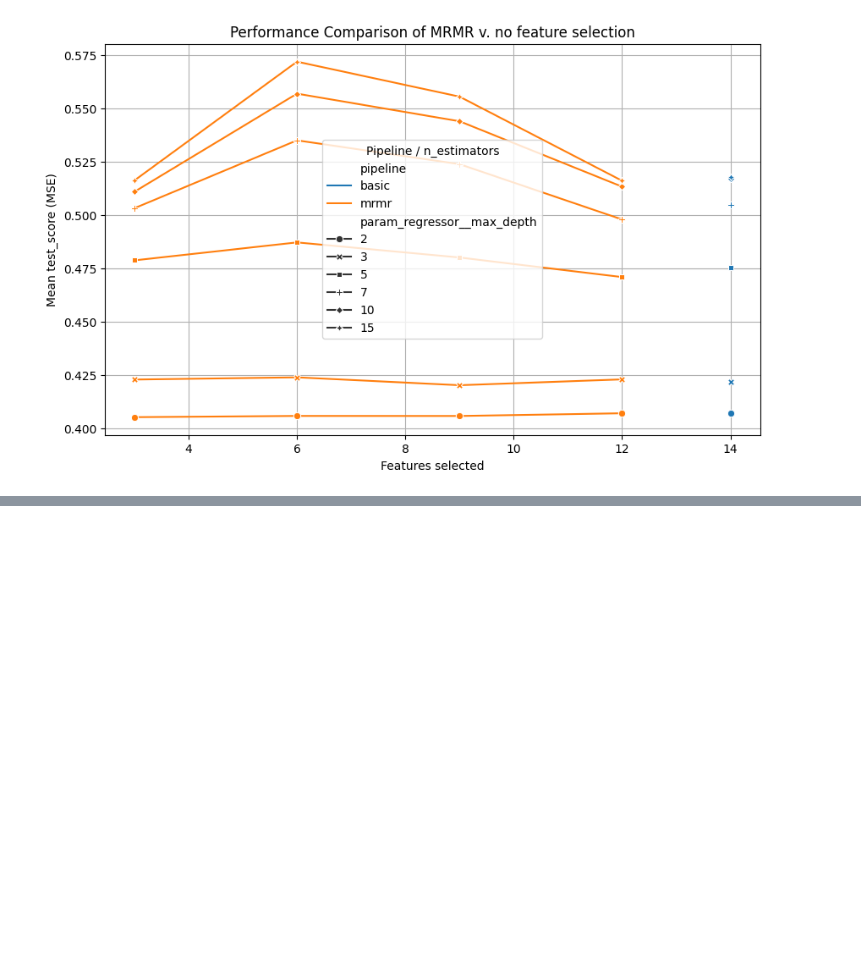
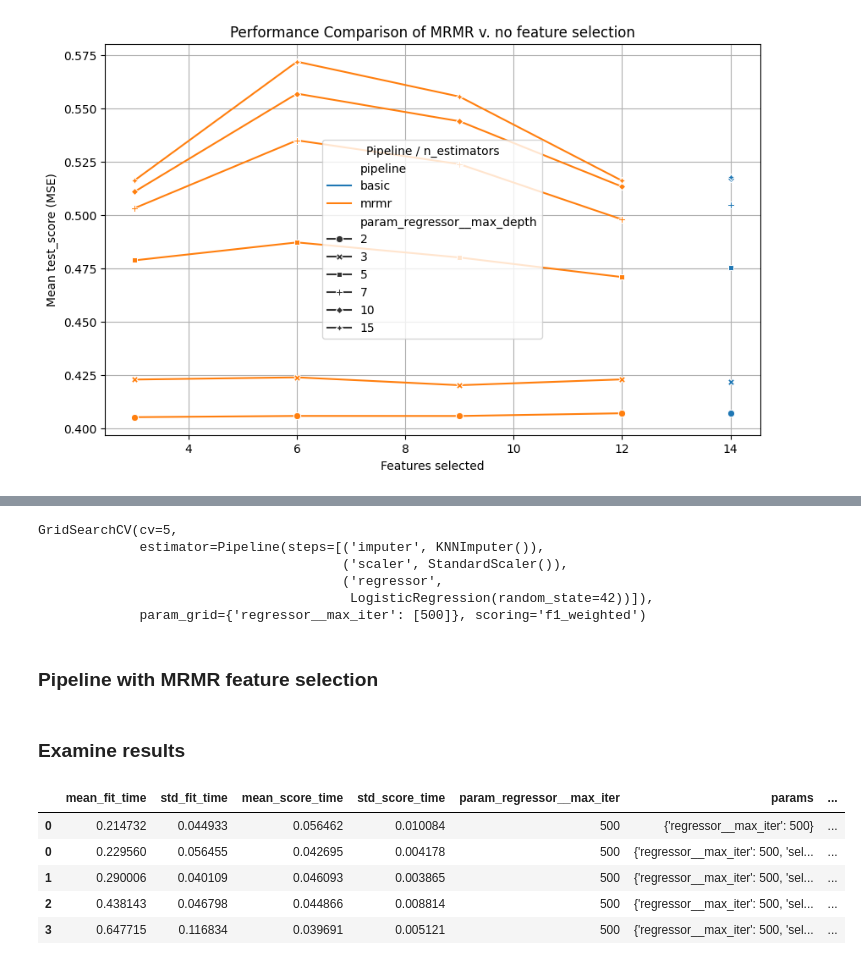
Before and after one commit to benhorvath/sklearn-mrmr, a Jupyter notebook: demo.ipynb, the cells around one changed output, grey strips where cells are left out. Saved outputs shown, nothing was run; the diff lists cells and outputs as text; code cells hidden in the pictures; blank space fills up the shorter version.

```diff
--- a/demo.ipynb
+++ b/demo.ipynb
@@ -147,0 +201,68 @@ It is notable that while MRMR never provides an MSE bump for less complex models
+# %%
+from sklearn.impute import KNNImputer
+from sklearn.preprocessing import StandardScaler
+from sklearn.linear_model import LogisticRegression
+
+basic_pipeline = Pipeline(steps=[
+    ('imputer', KNNImputer(n_neighbors=5)),
+    ('scaler', StandardScaler()),
+    ('regressor', LogisticRegression(random_state=42))
+])
+
+param_grid_basic = {
+    'regressor__max_iter': [500]
+}
+
+grid_search_basic = GridSearchCV(estimator=basic_pipeline, param_grid=param_grid_basic, cv=5,
+                                 scoring='f1_weighted')
+
+grid_search_basic.fit(X_train, y_train)
+# %% [output]
+GridSearchCV(cv=5,
+             estimator=Pipeline(steps=[('imputer', KNNImputer()),
+                                       ('scaler', StandardScaler()),
+                                       ('regressor',
+                                        LogisticRegression(random_state=42))]),
+             param_grid={'regressor__max_iter': [500]}, scoring='f1_weighted')
+# %% [markdown]
+### Pipeline with MRMR feature selection
+# %%
+%%capture output
+
+mrmr_pipeline = Pipeline(steps=[
+    ('imputer', KNNImputer(n_neighbors=5)),
+    ('selector', MRMRFeatureSelector(method='ftest')),
+    ('scaler', StandardScaler()),
+    ('regressor', LogisticRegression(random_state=42))
+])
+
+param_grid_mrmr = {
+    'selector__n_features_to_select': [10, 25, 50, 75, 100, 200, 300, 400, 500],
+    'regressor__max_iter': [500]
+}
+
+grid_search_mrmr = GridSearchCV(estimator=mrmr_pipeline, param_grid=param_grid_mrmr, cv=5,
+                                scoring='f1_weighted')
+
+grid_search_mrmr.fit(X_train, y_train)
+# %% [markdown]
+### Examine results
+# %%
+# Assemble CV
+cv_basic = pd.DataFrame(grid_search_basic.cv_results_)
+cv_basic['pipeline'] = 'basic'
+cv_basic['param_selector__n_features_to_select'] = 530
+
+cv_mrmr = pd.DataFrame(grid_search_mrmr.cv_results_)
+cv_mrmr['pipeline'] = 'mrmr'
+
+cv = pd.concat([cv_basic, cv_mrmr])
+
+cv.head()
+# %% [output]
+|  | mean_fit_time | std_fit_time | mean_score_time | std_score_time | param_regressor__max_iter | params | ... |
+| 0 | 0.214732 | 0.044933 | 0.056462 | 0.010084 | 500 | {'regressor__max_iter': 500} | ... |
+| 0 | 0.229560 | 0.056455 | 0.042695 | 0.004178 | 500 | {'regressor__max_iter': 500, 'sel... | ... |
+| 1 | 0.290006 | 0.040109 | 0.046093 | 0.003865 | 500 | {'regressor__max_iter': 500, 'sel... | ... |
+| 2 | 0.438143 | 0.046798 | 0.044866 | 0.008814 | 500 | {'regressor__max_iter': 500, 'sel... | ... |
+| 3 | 0.647715 | 0.116834 | 0.039691 | 0.005121 | 500 | {'regressor__max_iter': 500, 'sel... | ... |
```
Also changed, not shown: parts of 16 cells of this notebook, 2 other files.
